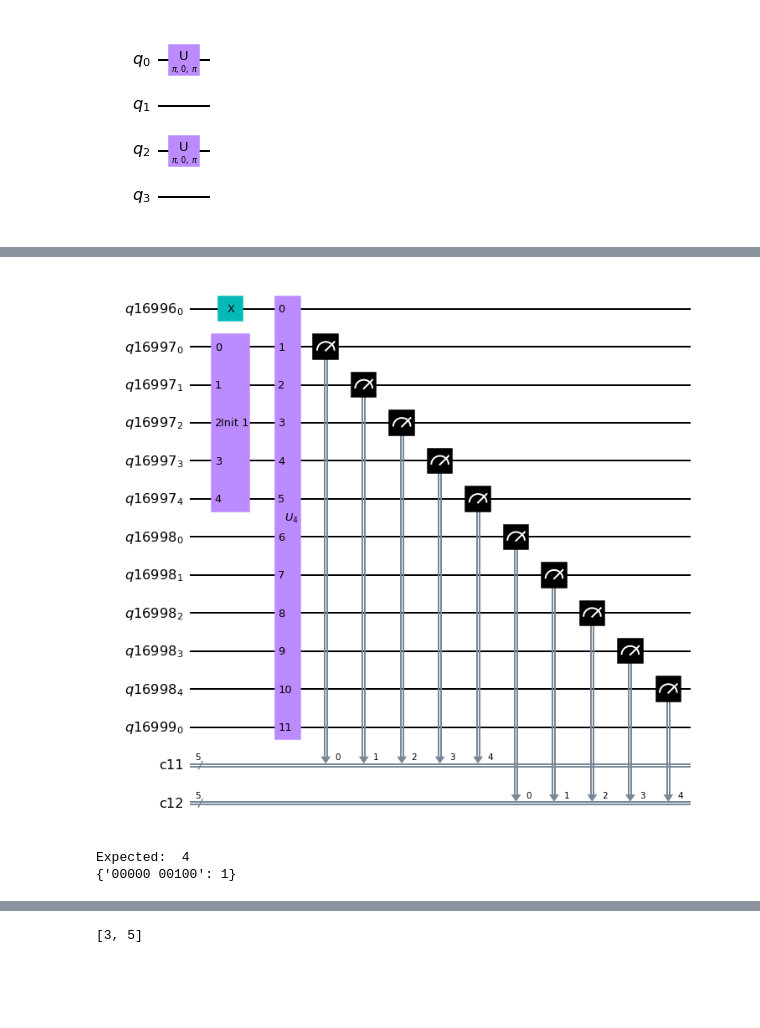
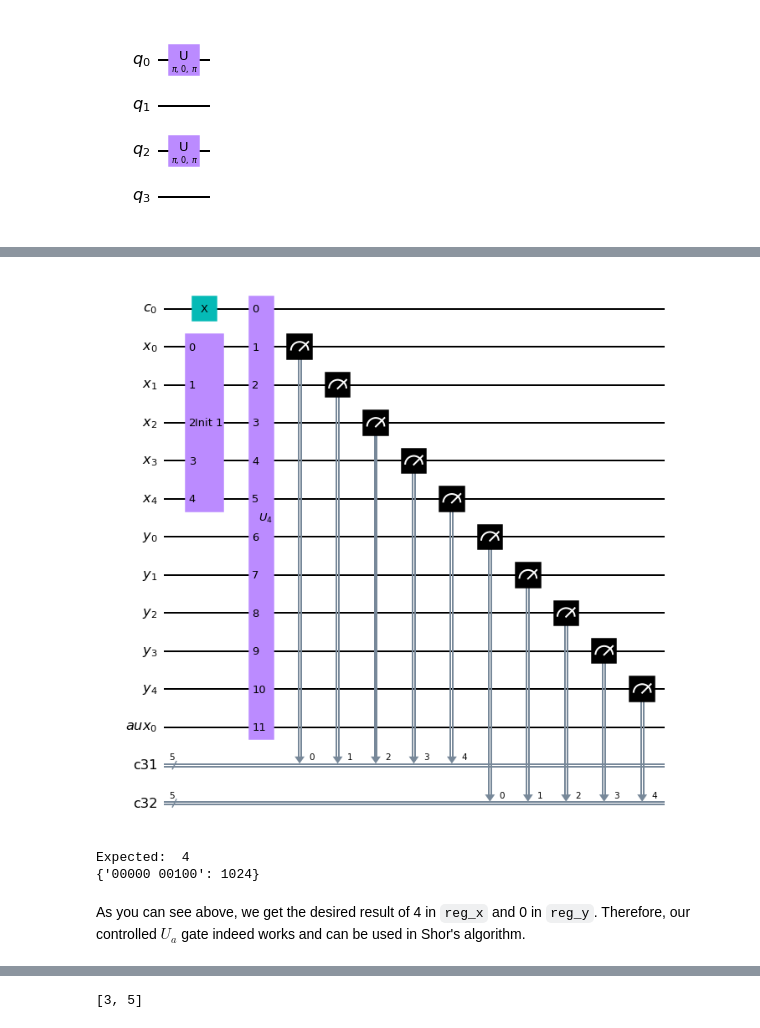
Before and after one commit to epelaaez/QuantumLibrary, a Jupyter notebook: papers/Shor’s using 2n+3 qubits.ipynb, the cells around one changed output, grey strips where cells are left out. Saved outputs shown, nothing was run; the diff lists cells and outputs as text; code cells hidden in the pictures; blank space fills up the shorter version.

```diff
--- a/papers/Shor’s using 2n+3 qubits.ipynb
+++ b/papers/Shor’s using 2n+3 qubits.ipynb
@@ -151,9 +173,8 @@ def adder(n, val_a, dag=False):
 
     return adder_gate
 # %%
-b = QuantumRegister(4)
-c = ClassicalRegister(4)
-q = QuantumCircuit(b,c)
+b = QuantumRegister(4, name='q')
+q = QuantumCircuit(b)
 
 add_1 = 5
 add_2 = 3
@@ -161,20 +182,18 @@ add_2 = 3
 init = set_initial(b.size, add_1)
 q.append(init, b[:])
 
-qft = QFT(4)
+qft = QFT(4, name="$QFT$")
 q.append(qft, b[:])
 
 add = adder(4, add_2, dag=True)
 q.append(add, b[:])
 
-qft_i = QFT(4, inverse=True)
+qft_i = QFT(4, inverse=True, name="$QFT^\dag$")
 q.append(qft_i, b[:])
-
-q.measure(b, c)
 
 display(q.draw('mpl'))
 
-backend = Aer.get_backend('qasm_simulator')
+backend = Aer.get_backend('statevector_simulator')
 q = transpile(q, basis_gates=['cx', 'u'])
 result = backend.run(q).result()
 counts = result.get_counts()
@@ -396,38 +384,40 @@ def u_a(n, val_a, val_N):
 # %%
 val_a = 4
 val_n = 7
 val_x = 1
 
-c = QuantumRegister(1)
-x = QuantumRegister(5)
-y = QuantumRegister(5)
-aux = QuantumRegister(1)
+c = QuantumRegister(1, name='c')
+x = QuantumRegister(5, name='x')
+y = QuantumRegister(5, name='y')
+aux = QuantumRegister(1, name='aux')
 clas_0 = ClassicalRegister(5)
 clas_1 = ClassicalRegister(5)
 qc = QuantumCircuit(c, x, y, aux, clas_0, clas_1)
 
 qc.x(c)
 
 init_x = set_initial(5, val_x)
 qc.append(init_x, x[:])
 
 u = u_a(5, val_a, val_n)
 qc.append(u, c[:] + x[:] + y[:] + aux[:])
 
 qc.measure(x, clas_0)
 qc.measure(y, clas_1)
 
 display(qc.draw('mpl'))
 
 print("Expected: ", (val_a * val_x) % val_n)
 
-backend = Aer.get_backend('statevector_simulator')
+backend = Aer.get_backend('qasm_simulator')
 qc = transpile(qc, basis_gates=['u', 'cx'])
 result = backend.run(qc).result()
 counts = result.get_counts()
 print(counts)
 # %% [output]
-[figure, old version]
+[figure, new version]
 Expected:  4
-{'00000 00100': 1}
+{'00000 00100': 1024}
+# %% [markdown]
+As you can see above, we get the desired result of 4 in `reg_x` and 0 in `reg_y`. Therefore, our controlled $U_a$ gate indeed works and can be used in Shor's algorithm.
 # %% [markdown]
```
Also changed, not shown: parts of 35 cells of this notebook.
